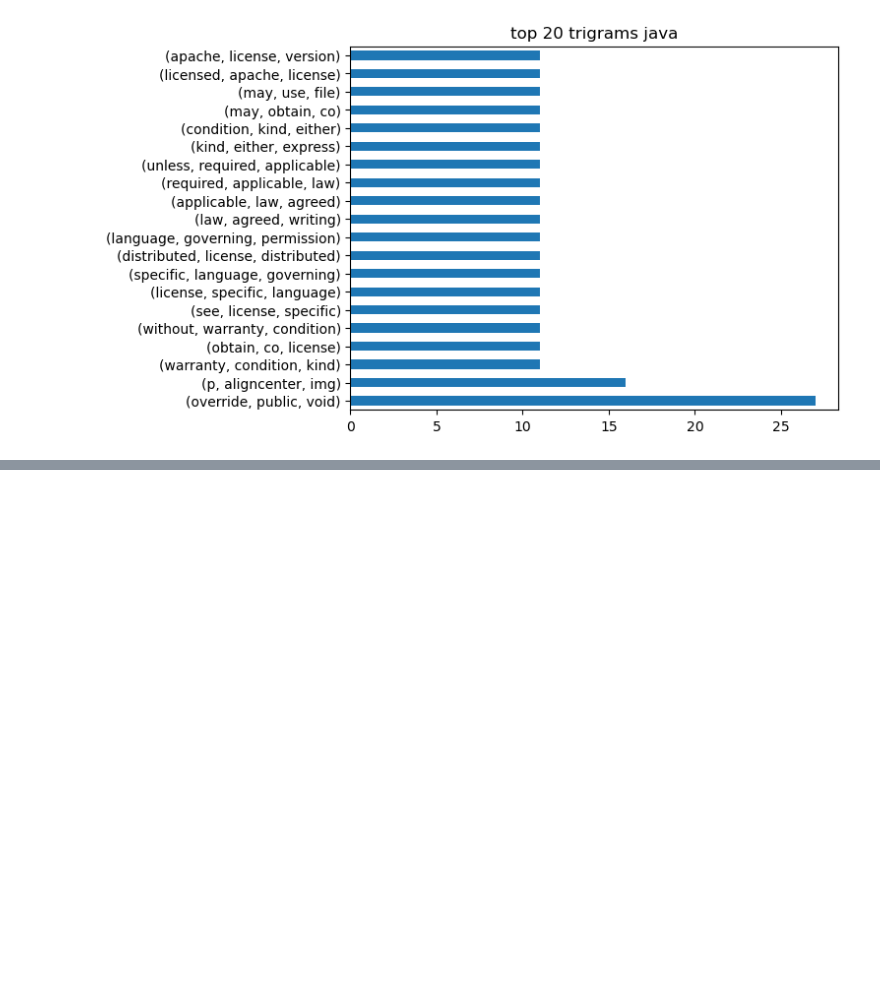
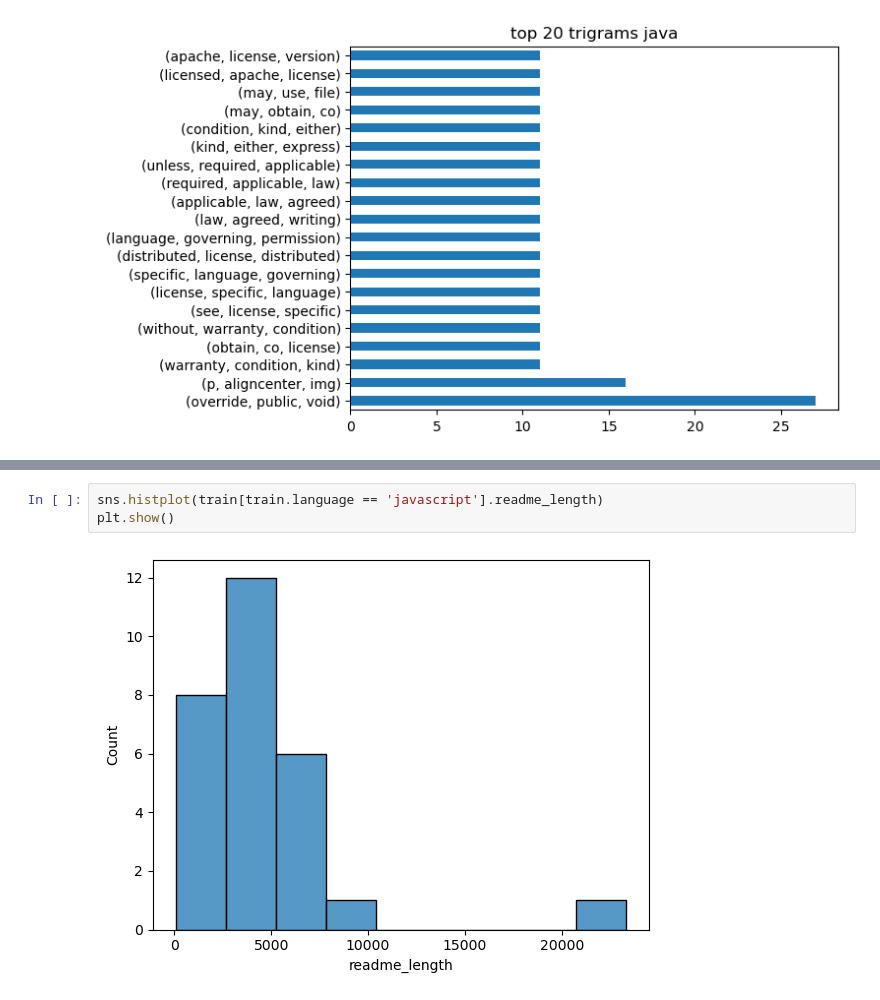
Before and after one commit to skylerschnee/nlp-project, a Jupyter notebook: josh_explore.ipynb, the cells around one changed output, grey strips where cells are left out. Drawn from its saved outputs; the diff is of its cells as text; blank space fills up the shorter version.

```diff
--- a/josh_explore.ipynb
+++ b/josh_explore.ipynb
@@ -171,0 +213,5 @@ for i in range(3):
+# %%
+sns.histplot(train[train.language == 'javascript'].readme_length)
+plt.show()
+# %% [output]
+[figure, added]
```
Also changed, not shown: parts of 14 cells of this notebook.
